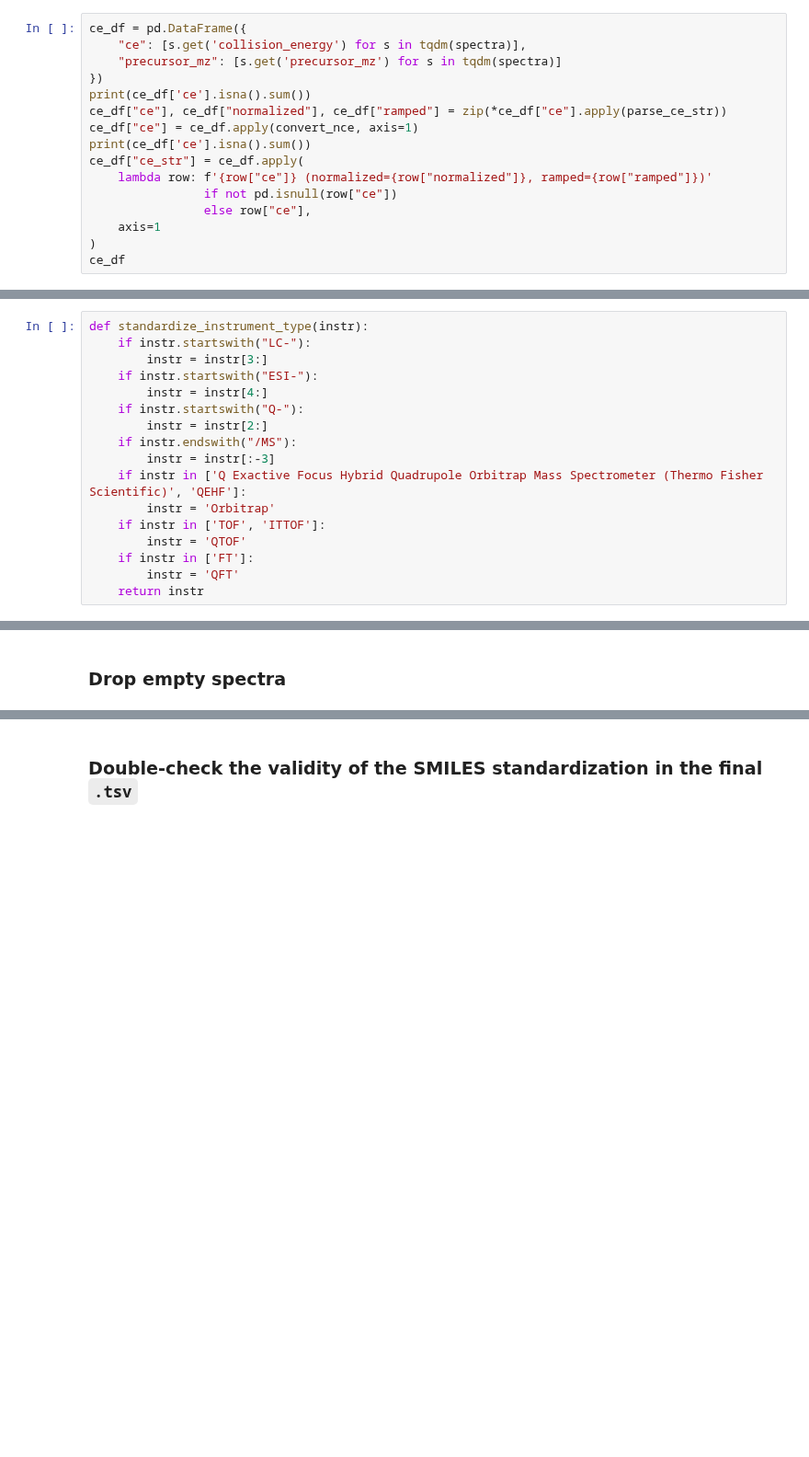
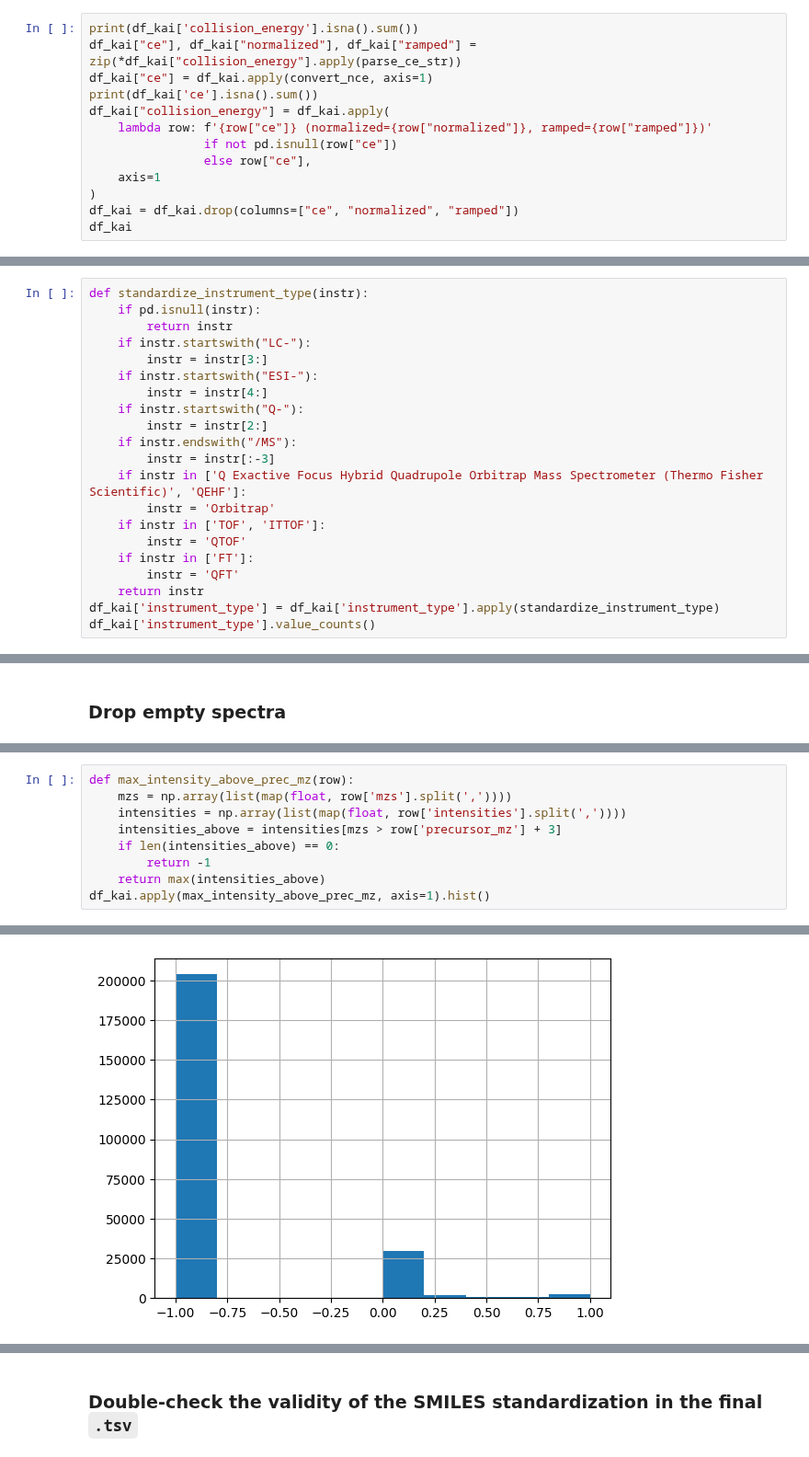
Before and after one commit to pluskal-lab/MassSpecGym, a Jupyter notebook: notebooks/dataset_construction/4_final_standardization_and_cleaning.ipynb, the cells around one changed output, grey strips where cells are left out. Shown at 92% size. Drawn from its saved outputs; the diff is of its cells as text; blank space fills up the shorter version.

```diff
--- a/notebooks/dataset_construction/4_final_standardization_and_cleaning.ipynb
+++ b/notebooks/dataset_construction/4_final_standardization_and_cleaning.ipynb
@@ -90,19 +138,16 @@ def convert_nce(row):
         ace = row["ce"]
     return ace
 # %%
-ce_df = pd.DataFrame({
-    "ce": [s.get('collision_energy') for s in tqdm(spectra)],
-    "precursor_mz": [s.get('precursor_mz') for s in tqdm(spectra)]
-})
-print(ce_df['ce'].isna().sum())
-ce_df["ce"], ce_df["normalized"], ce_df["ramped"] = zip(*ce_df["ce"].apply(parse_ce_str))
-ce_df["ce"] = ce_df.apply(convert_nce, axis=1)
-print(ce_df['ce'].isna().sum())
-ce_df["ce_str"] = ce_df.apply(
+print(df_kai['collision_energy'].isna().sum())
+df_kai["ce"], df_kai["normalized"], df_kai["ramped"] = zip(*df_kai["collision_energy"].apply(parse_ce_str))
+df_kai["ce"] = df_kai.apply(convert_nce, axis=1)
+print(df_kai['ce'].isna().sum())
+df_kai["collision_energy"] = df_kai.apply(
     lambda row: f'{row["ce"]} (normalized={row["normalized"]}, ramped={row["ramped"]})'
                 if not pd.isnull(row["ce"])
                 else row["ce"],
     axis=1
 )
-ce_df
+df_kai = df_kai.drop(columns=["ce", "normalized", "ramped"])
+df_kai
 # %% [output]
@@ -125,6 +170,8 @@ ce_df
 ### Standardize instruments
 # %%
 def standardize_instrument_type(instr):
+    if pd.isnull(instr):
+        return instr
     if instr.startswith("LC-"):
         instr = instr[3:]
     if instr.startswith("ESI-"):
@@ -140,3 +187,5 @@ def standardize_instrument_type(instr):
     if instr in ['FT']:
         instr = 'QFT'
     return instr
+df_kai['instrument_type'] = df_kai['instrument_type'].apply(standardize_instrument_type)
+df_kai['instrument_type'].value_counts()
@@ -213,0 +208,10 @@ df
+# %%
+def max_intensity_above_prec_mz(row):
+    mzs = np.array(list(map(float, row['mzs'].split(','))))
+    intensities = np.array(list(map(float, row['intensities'].split(','))))
+    intensities_above = intensities[mzs > row['precursor_mz'] + 3]
+    if len(intensities_above) == 0:
+        return -1
+    return max(intensities_above)
+df_kai.apply(max_intensity_above_prec_mz, axis=1).hist()
+# %% [output]
@@ -213,0 +219 @@ df
+[figure, added]
```
Also changed, not shown: parts of 22 cells of this notebook, 2 other files.
